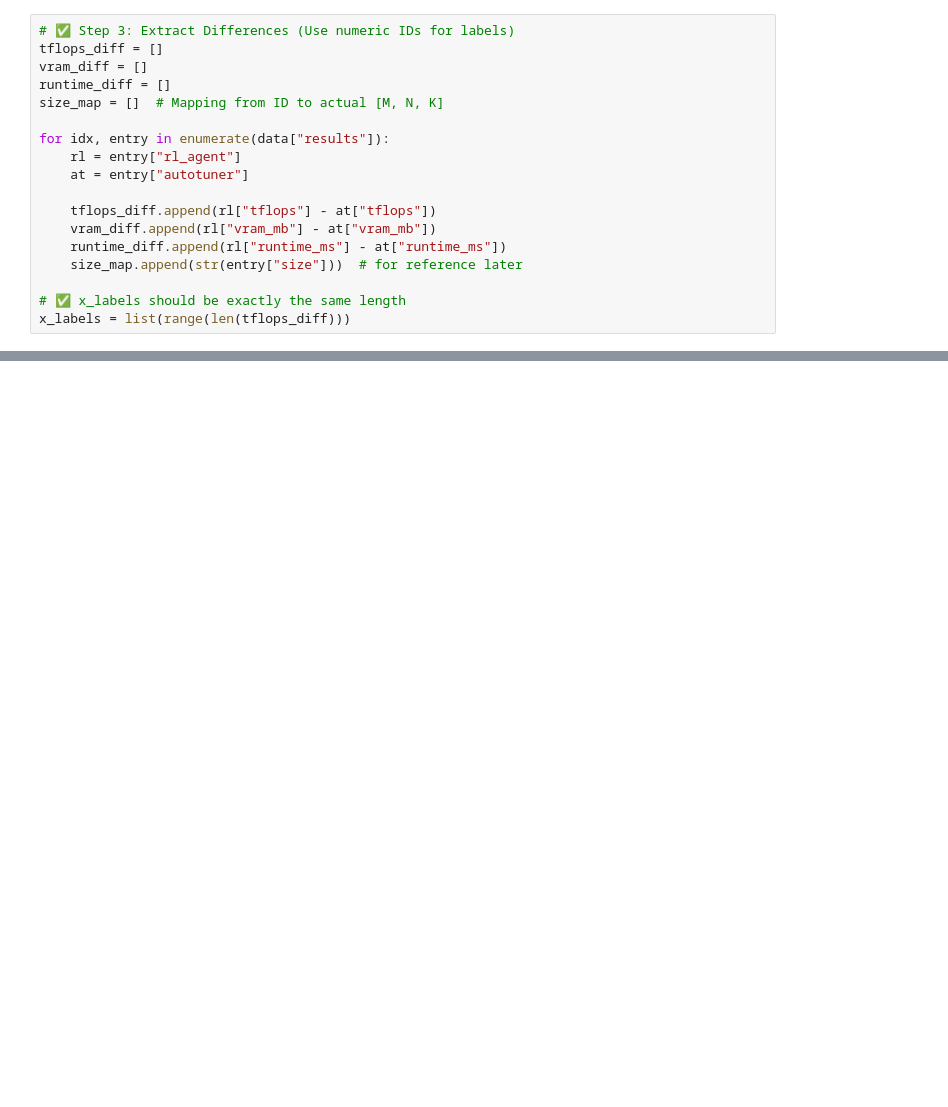
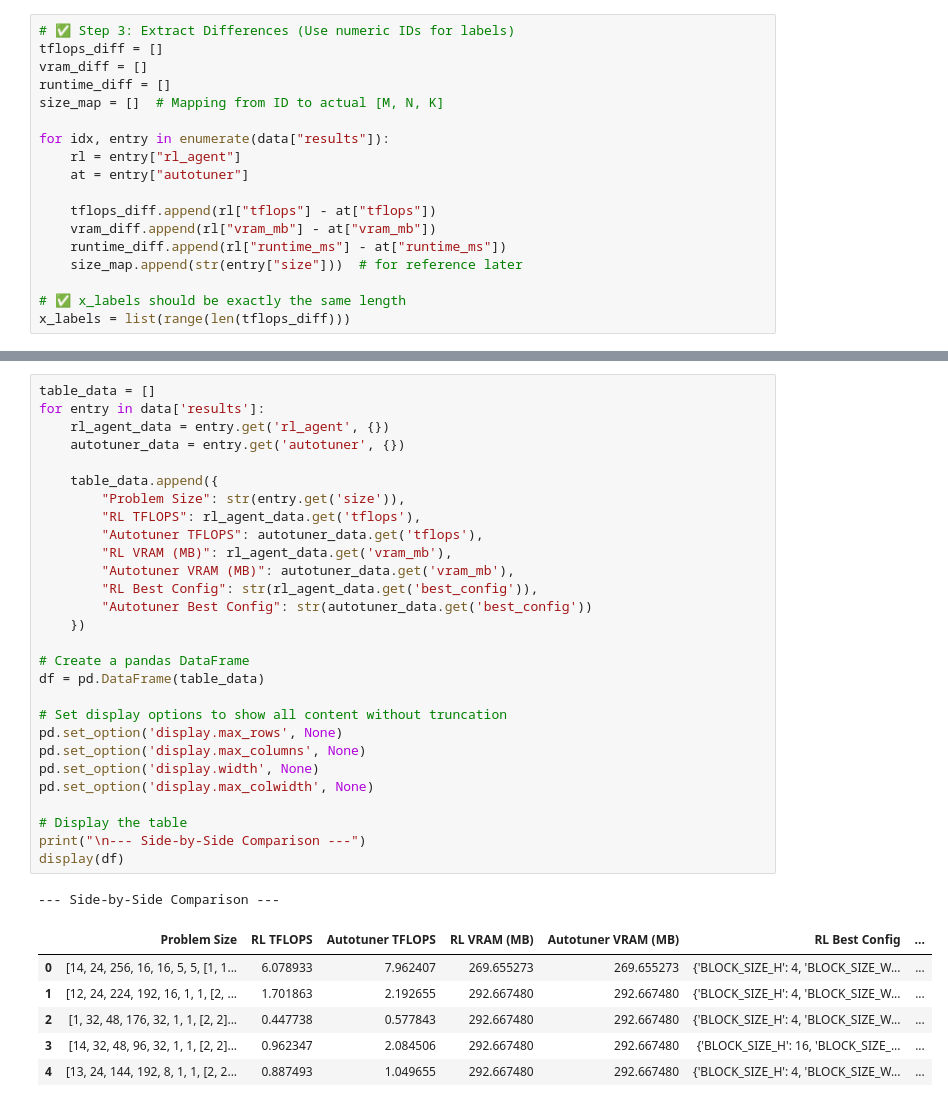
Before and after one commit to MubaiHua/CS-259-RL-Train-Triton, a Jupyter notebook: plot_results.ipynb, the cells around one changed output, grey strips where cells are left out. Cells and saved outputs as stored; diff of their text form; blank space fills up the shorter version.

```diff
--- a/plot_results.ipynb
+++ b/plot_results.ipynb
@@ -60,0 +64,36 @@ plot_metric(runtime_diff, "Runtime (ms) Difference", "Runtime: RL Agent - Autotu
+# %%
+table_data = []
+for entry in data['results']:
+    rl_agent_data = entry.get('rl_agent', {})
+    autotuner_data = entry.get('autotuner', {})
+
+    table_data.append({
+        "Problem Size": str(entry.get('size')),
+        "RL TFLOPS": rl_agent_data.get('tflops'),
+        "Autotuner TFLOPS": autotuner_data.get('tflops'),
+        "RL VRAM (MB)": rl_agent_data.get('vram_mb'),
+        "Autotuner VRAM (MB)": autotuner_data.get('vram_mb'),
+        "RL Best Config": str(rl_agent_data.get('best_config')),
+        "Autotuner Best Config": str(autotuner_data.get('best_config'))
+    })
+
+# Create a pandas DataFrame
+df = pd.DataFrame(table_data)
+
+# Set display options to show all content without truncation
+pd.set_option('display.max_rows', None)
+pd.set_option('display.max_columns', None)
+pd.set_option('display.width', None)
+pd.set_option('display.max_colwidth', None)
+
+# Display the table
+print("\n--- Side-by-Side Comparison ---")
+display(df)
+# %% [output]
+--- Side-by-Side Comparison ---
+|  | Problem Size | RL TFLOPS | Autotuner TFLOPS | RL VRAM (MB) | Autotuner VRAM (MB) | RL Best Config | ... |
+| 0 | [14, 24, 256, 16, 16, 5, 5, [1, 1... | 6.078933 | 7.962407 | 269.655273 | 269.655273 | {'BLOCK_SIZE_H': 4, 'BLOCK_SIZE_W... | ... |
+| 1 | [12, 24, 224, 192, 16, 1, 1, [2, ... | 1.701863 | 2.192655 | 292.667480 | 292.667480 | {'BLOCK_SIZE_H': 4, 'BLOCK_SIZE_W... | ... |
+| 2 | [1, 32, 48, 176, 32, 1, 1, [2, 2]... | 0.447738 | 0.577843 | 292.667480 | 292.667480 | {'BLOCK_SIZE_H': 4, 'BLOCK_SIZE_W... | ... |
+| 3 | [14, 32, 48, 96, 32, 1, 1, [2, 2]... | 0.962347 | 2.084506 | 292.667480 | 292.667480 | {'BLOCK_SIZE_H': 16, 'BLOCK_SIZE_... | ... |
+| 4 | [13, 24, 144, 192, 8, 1, 1, [2, 2... | 0.887493 | 1.049655 | 292.667480 | 292.667480 | {'BLOCK_SIZE_H': 4, 'BLOCK_SIZE_W... | ... |
```
Also changed, not shown: parts of 3 cells of this notebook, 26 other files.
